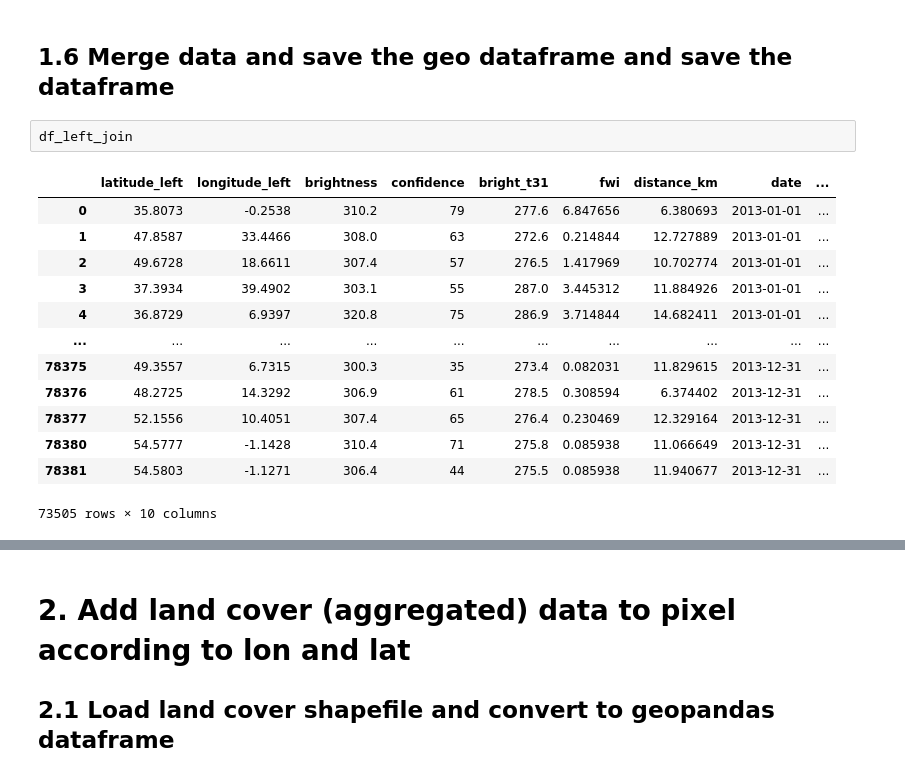
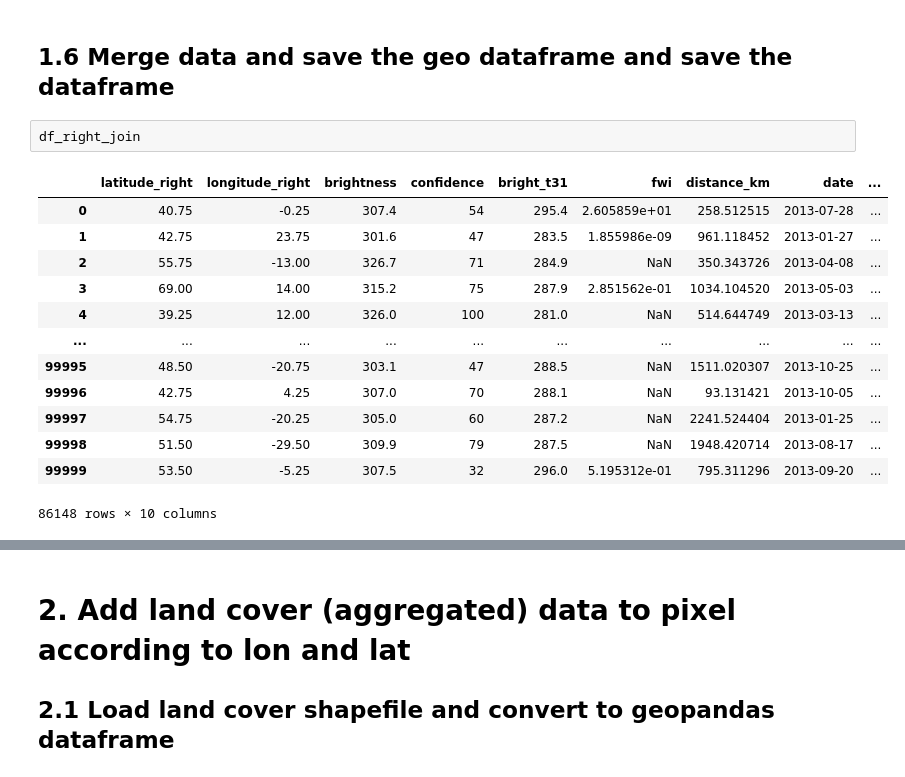
Before and after one commit to zhongyunshun/climada_petals, a Jupyter notebook: doc/my_scripts/step4_curate_ml_dataset.ipynb, the cells around one changed output, grey strips where cells are left out. Cells and saved outputs as stored; diff of their text form.

Commit message:
2013 merged data elevation and longitude debugged

```diff
--- a/doc/my_scripts/step4_curate_ml_dataset.ipynb
+++ b/doc/my_scripts/step4_curate_ml_dataset.ipynb
@@ -169,21 +221,21 @@ df_right_join['ignited'] = False
 # %% [markdown]
 ## 1.6 Merge data and save the geo dataframe and save the dataframe
 # %%
-df_left_join
+df_right_join
 # %% [output]
-|  | latitude_left | longitude_left | brightness | confidence | bright_t31 | fwi | distance_km | date | ... |
-| 0 | 35.8073 | -0.2538 | 310.2 | 79 | 277.6 | 6.847656 | 6.380693 | 2013-01-01 | ... |
-| 1 | 47.8587 | 33.4466 | 308.0 | 63 | 272.6 | 0.214844 | 12.727889 | 2013-01-01 | ... |
-| 2 | 49.6728 | 18.6611 | 307.4 | 57 | 276.5 | 1.417969 | 10.702774 | 2013-01-01 | ... |
-| 3 | 37.3934 | 39.4902 | 303.1 | 55 | 287.0 | 3.445312 | 11.884926 | 2013-01-01 | ... |
-| 4 | 36.8729 | 6.9397 | 320.8 | 75 | 286.9 | 3.714844 | 14.682411 | 2013-01-01 | ... |
+|  | latitude_right | longitude_right | brightness | confidence | bright_t31 | fwi | distance_km | date | ... |
+| 0 | 40.75 | -0.25 | 307.4 | 54 | 295.4 | 2.605859e+01 | 258.512515 | 2013-07-28 | ... |
+| 1 | 42.75 | 23.75 | 301.6 | 47 | 283.5 | 1.855986e-09 | 961.118452 | 2013-01-27 | ... |
+| 2 | 55.75 | -13.00 | 326.7 | 71 | 284.9 | NaN | 350.343726 | 2013-04-08 | ... |
+| 3 | 69.00 | 14.00 | 315.2 | 75 | 287.9 | 2.851562e-01 | 1034.104520 | 2013-05-03 | ... |
+| 4 | 39.25 | 12.00 | 326.0 | 100 | 281.0 | NaN | 514.644749 | 2013-03-13 | ... |
 | ... | ... | ... | ... | ... | ... | ... | ... | ... | ... |
-| 78375 | 49.3557 | 6.7315 | 300.3 | 35 | 273.4 | 0.082031 | 11.829615 | 2013-12-31 | ... |
-| 78376 | 48.2725 | 14.3292 | 306.9 | 61 | 278.5 | 0.308594 | 6.374402 | 2013-12-31 | ... |
-| 78377 | 52.1556 | 10.4051 | 307.4 | 65 | 276.4 | 0.230469 | 12.329164 | 2013-12-31 | ... |
-| 78380 | 54.5777 | -1.1428 | 310.4 | 71 | 275.8 | 0.085938 | 11.066649 | 2013-12-31 | ... |
-| 78381 | 54.5803 | -1.1271 | 306.4 | 44 | 275.5 | 0.085938 | 11.940677 | 2013-12-31 | ... |
+| 99995 | 48.50 | -20.75 | 303.1 | 47 | 288.5 | NaN | 1511.020307 | 2013-10-25 | ... |
+| 99996 | 42.75 | 4.25 | 307.0 | 70 | 288.1 | NaN | 93.131421 | 2013-10-05 | ... |
+| 99997 | 54.75 | -20.25 | 305.0 | 60 | 287.2 | NaN | 2241.524404 | 2013-01-25 | ... |
+| 99998 | 51.50 | -29.50 | 309.9 | 79 | 287.5 | NaN | 1948.420714 | 2013-08-17 | ... |
+| 99999 | 53.50 | -5.25 | 307.5 | 32 | 296.0 | 5.195312e-01 | 795.311296 | 2013-09-20 | ... |
-73505 rows × 10 columns
+86148 rows × 10 columns
 # %%
 # Rename the columns to match
 df_left_join = df_left_join.rename(columns={'latitude_left': 'latitude', 'longitude_left': 'longitude'})
```
Also changed, not shown: parts of 65 cells of this notebook, 2 other files.
